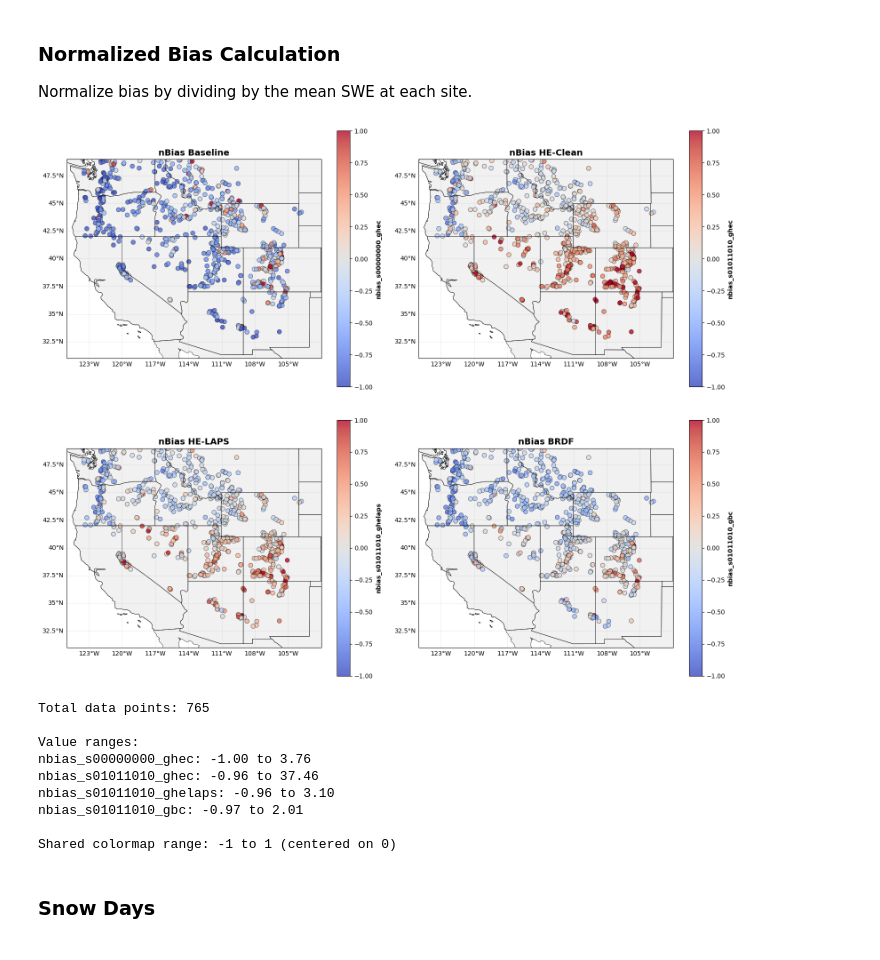
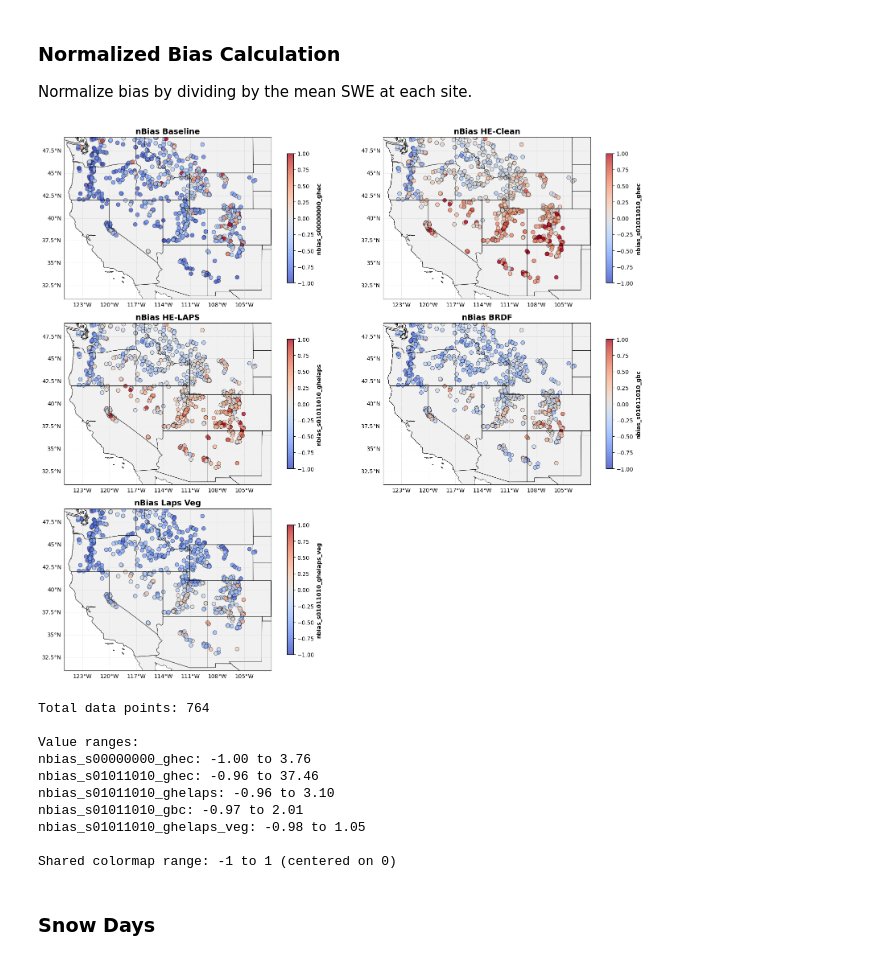
Before and after one commit to chrisrycx/lm4px_data_analysis, a Jupyter notebook: output_analysis/interactive/AlbedoAnalysis.ipynb, the cells around one changed output. Cells and saved outputs as stored; diff of their text form; code cells hidden in the pictures.

Commit message:
Added initial veg plot to albedo analysis

```diff
--- a/output_analysis/interactive/AlbedoAnalysis.ipynb
+++ b/output_analysis/interactive/AlbedoAnalysis.ipynb
@@ -21,25 +22,30 @@ df.head()
 # %%
 # Remove sites where 'output_years' < 5
 df = df[df['output_years'] >= 5]
+# %%
+# Drop upper san juan since it didn't get run in veg
+df = df[df['site'] != 'Upper San Juan']
 # %% [markdown]
 ### Normalized Bias Calculation
 Normalize bias by dividing by the mean SWE at each site.
 # %%
 # Create a dataframe for bias
-bias_df = df[['site', 'latitude', 'longitude', 'mean_snotel_swe', 'var_snotel_swe', 'bias_s00000000_ghec', 'bias_s01011010_ghec', 'bias_s01011010_ghelaps', 'bias_s01011010_gbc']].copy()
+bias_df = df[['site', 'latitude', 'longitude', 'mean_snotel_swe', 'var_snotel_swe',
+              'bias_s00000000_ghec', 'bias_s01011010_ghec', 'bias_s01011010_ghelaps',
+              'bias_s01011010_gbc', 'bias_s01011010_ghelaps_veg']].copy()
 # %%
 bias_df['nbias_s00000000_ghec'] = bias_df['bias_s00000000_ghec'] / bias_df['mean_snotel_swe']
 bias_df['nbias_s01011010_ghec'] = bias_df['bias_s01011010_ghec'] / bias_df['mean_snotel_swe']
 bias_df['nbias_s01011010_ghelaps'] = bias_df['bias_s01011010_ghelaps'] / bias_df['mean_snotel_swe']
 bias_df['nbias_s01011010_gbc'] = bias_df['bias_s01011010_gbc'] / bias_df['mean_snotel_swe']
+bias_df['nbias_s01011010_ghelaps_veg'] = bias_df['bias_s01011010_ghelaps_veg'] / bias_df['mean_snotel_swe']
 # %%
 # Plot normalized bias
-# Create figure with 2x2 grid of subplots for normalized bias
 fig = plt.figure(figsize=(16, 14))
 
 # Define the columns and titles to plot
-columns = ['nbias_s00000000_ghec', 'nbias_s01011010_ghec', 'nbias_s01011010_ghelaps', 'nbias_s01011010_gbc']
-titles = ['nBias Baseline', 'nBias HE-Clean', 'nBias HE-LAPS', 'nBias BRDF']
+columns = ['nbias_s00000000_ghec', 'nbias_s01011010_ghec', 'nbias_s01011010_ghelaps', 'nbias_s01011010_gbc', 'nbias_s01011010_ghelaps_veg']
+titles = ['nBias Baseline', 'nBias HE-Clean', 'nBias HE-LAPS', 'nBias BRDF', 'nBias Laps Veg']
 
 # Set color scale limits centered on 0
 vmin = -1
@@ -47,7 +53,7 @@ vmax = 1
 
 # Create four subplots in 2x2 grid
 for pos, (column, title) in enumerate(zip(columns, titles), 1):
-    ax = plt.subplot(2, 2, pos, projection=ccrs.PlateCarree())
+    ax = plt.subplot(3, 2, pos, projection=ccrs.PlateCarree())
 
     # Set extent for Western United States
     ax.set_extent([-125, -102, 31, 49], crs=ccrs.PlateCarree())
@@ -65,41 +71,42 @@ for pos, (column, title) in enumerate(zip(columns, titles), 1):
                          alpha=0.8,
                          cmap='coolwarm',
                          vmin=vmin,
                          vmax=vmax,
                          transform=ccrs.PlateCarree(),
                          edgecolors='black',
                          linewidth=0.5)
 
     # Add colorbar
     cbar = plt.colorbar(scatter, ax=ax, orientation='vertical', pad=0.05, shrink=0.8)
     cbar.set_label(column, fontsize=10, fontweight='bold')
 
     # Add gridlines
     gl = ax.gridlines(draw_labels=True, linewidth=0.5, alpha=0.5, linestyle='--')
     gl.top_labels = False
     gl.right_labels = False
 
     # Add title
     ax.set_title(title, fontsize=14, fontweight='bold')
 
 plt.tight_layout()
 plt.show()
 
 # Display basic info about the data
 print(f"Total data points: {len(bias_df)}")
 print(f"\nValue ranges:")
 for column in columns:
     print(f"{column}: {bias_df[column].min():.2f} to {bias_df[column].max():.2f}")
 print(f"\nShared colormap range: {vmin} to {vmax} (centered on 0)")
 # %% [output]
-[figure, old version]
+[figure, new version]
-Total data points: 765
+Total data points: 764
 
 Value ranges:
 nbias_s00000000_ghec: -1.00 to 3.76
 nbias_s01011010_ghec: -0.96 to 37.46
 nbias_s01011010_ghelaps: -0.96 to 3.10
 nbias_s01011010_gbc: -0.97 to 2.01
+nbias_s01011010_ghelaps_veg: -0.98 to 1.05
 
 Shared colormap range: -1 to 1 (centered on 0)
 # %% [markdown]
```
Also changed, not shown: parts of 4 cells of this notebook.
